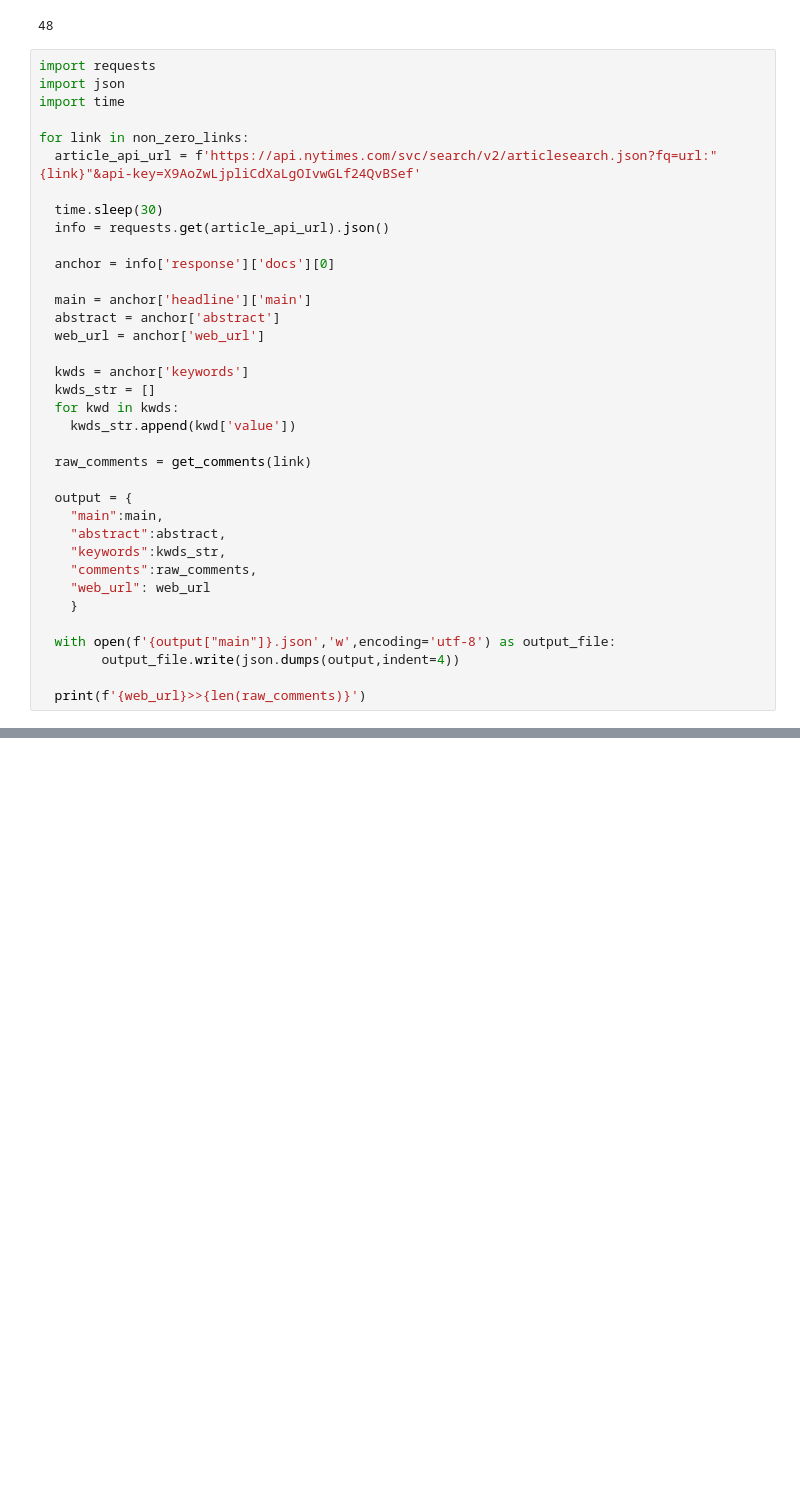
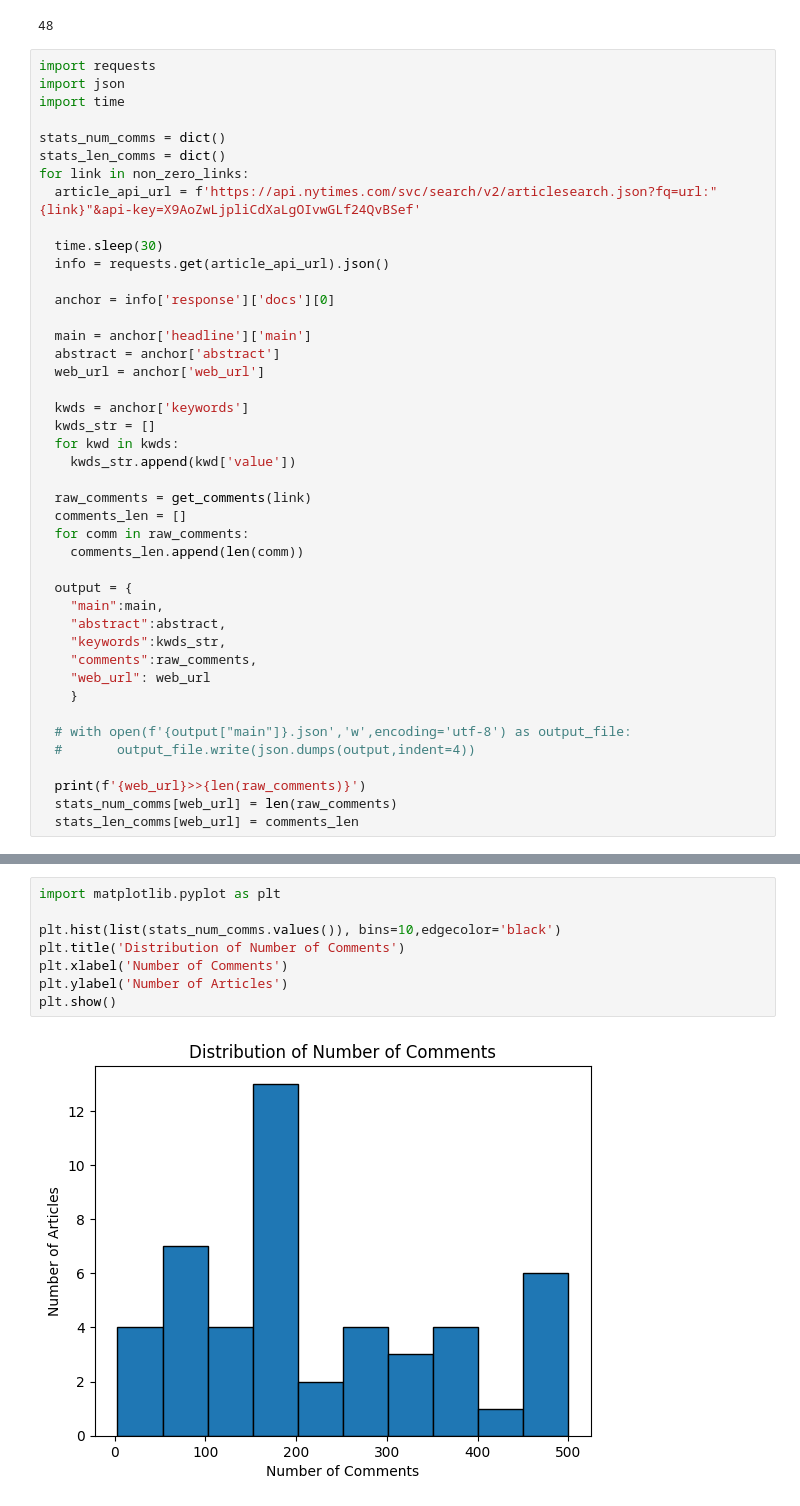
Before and after one commit to Bilal-11/Capstone2025_-Ahmad-_-Gauging-Public-Opinion-on-Health-Topics-using-Topic-Modelling-, a Jupyter notebook: Dataset_building.ipynb, the cells around one changed output, grey strips where cells are left out. Cells and saved outputs as stored; diff of their text form; blank space fills up the shorter version.

```diff
--- a/Dataset_building.ipynb
+++ b/Dataset_building.ipynb
@@ -141,6 +141,8 @@ import requests
 import json
 import time
 
+stats_num_comms = dict()
+stats_len_comms = dict()
 for link in non_zero_links:
   article_api_url = f'https://api.nytimes.com/svc/search/v2/articlesearch.json?fq=url:"{link}"&api-key=X9AoZwLjpliCdXaLgOIvwGLf24QvBSef'
 
@@ -159,6 +161,9 @@ for link in non_zero_links:
     kwds_str.append(kwd['value'])
 
   raw_comments = get_comments(link)
+  comments_len = []
+  for comm in raw_comments:
+    comments_len.append(len(comm))
 
   output = {
     "main":main,
@@ -168,10 +173,12 @@ for link in non_zero_links:
     "web_url": web_url
     }
 
-  with open(f'{output["main"]}.json','w',encoding='utf-8') as output_file:
-        output_file.write(json.dumps(output,indent=4))
+  # with open(f'{output["main"]}.json','w',encoding='utf-8') as output_file:
+  #       output_file.write(json.dumps(output,indent=4))
 
   print(f'{web_url}>>{len(raw_comments)}')
+  stats_num_comms[web_url] = len(raw_comments)
+  stats_len_comms[web_url] = comments_len
 # %% [output]
 https://www.nytimes.com/interactive/2025/04/01/opinion/ivf-gene-selection-fertility.html>>195
 https://www.nytimes.com/2025/04/04/opinion/health-cancer-rfk-young.html>>171
@@ -192,0 +208,10 @@ https://www.nytimes.com/2024/04/17/opinion/lumina-cavity-vaccine-covid-diy.html>
+# %%
+import matplotlib.pyplot as plt
+
+plt.hist(list(stats_num_comms.values()), bins=10,edgecolor='black')
+plt.title('Distribution of Number of Comments')
+plt.xlabel('Number of Comments')
+plt.ylabel('Number of Articles')
+plt.show()
+# %% [output]
+[figure, added]
```
Also changed, not shown: parts of 6 cells of this notebook, 5 other files.
